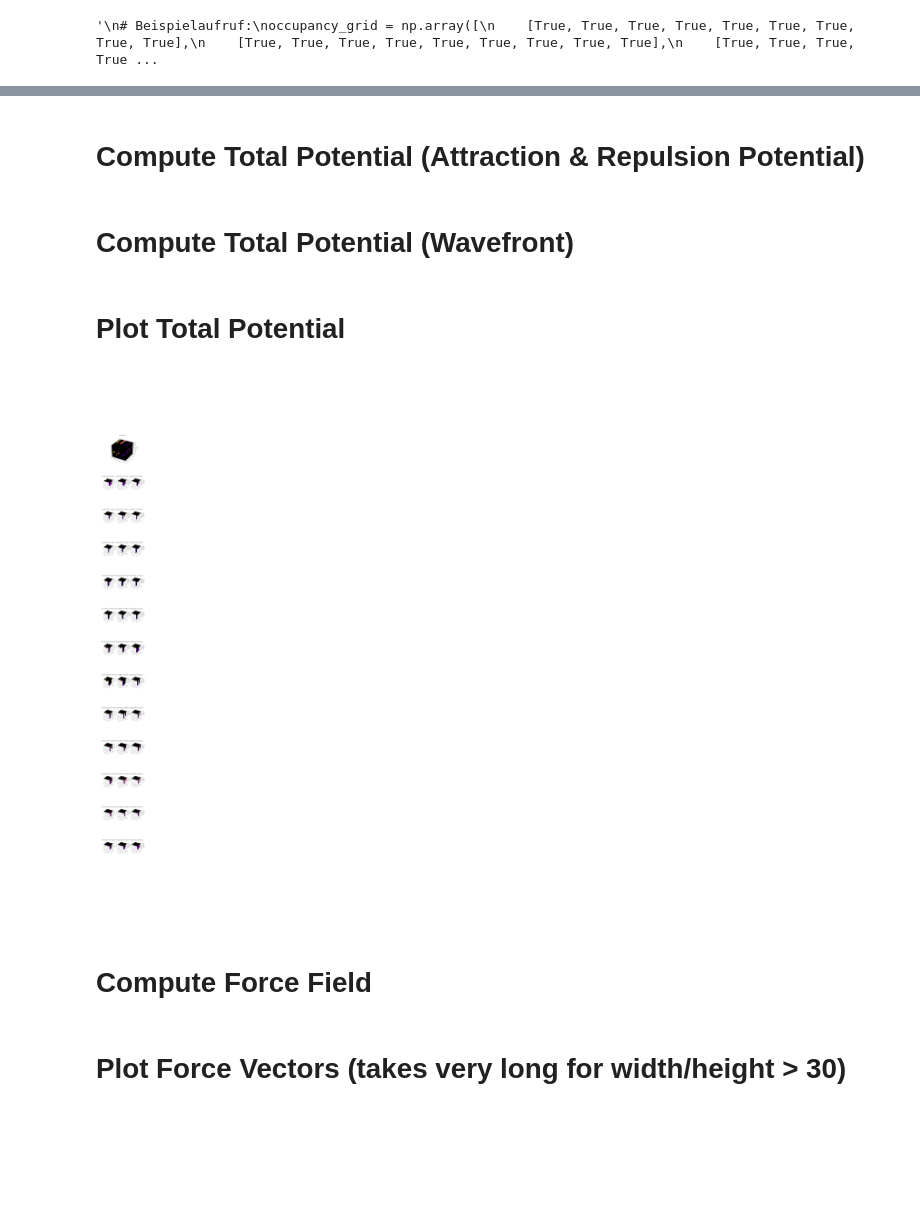
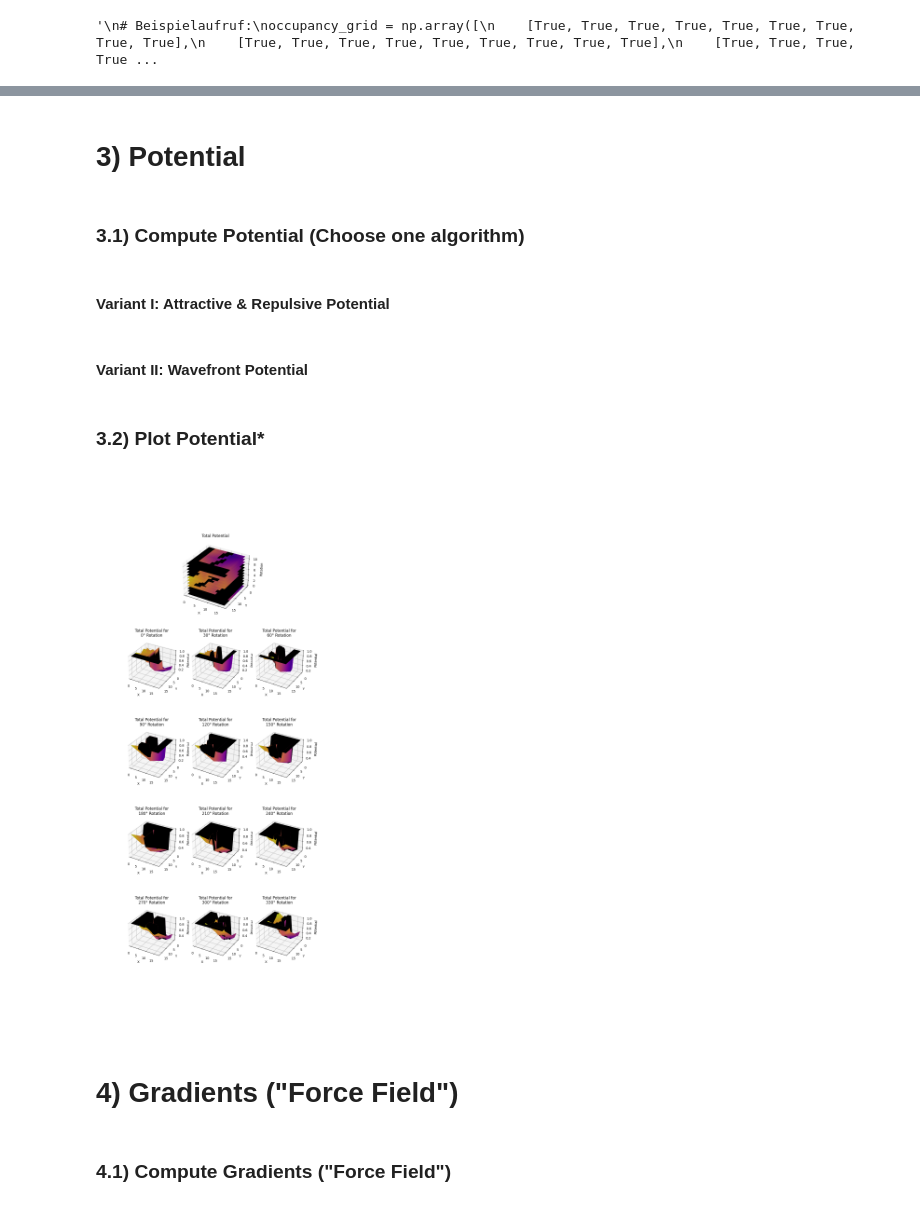
Before and after one commit to ca-schue/potential-field, a Jupyter notebook: potential-field.ipynb, the cells around one changed output, grey strips where cells are left out. Drawn from its saved outputs; the diff is of its cells as text; code cells hidden in the pictures; blank space fills up the shorter version.

```diff
--- a/potential-field.ipynb
+++ b/potential-field.ipynb
@@ -416,24 +393 @@ occupancy_grid = add_obstacle(
-# %%
-# Robotermaße
-robot_width = 1
-robot_length = 6
-
-# Start- und Zielpunkt festlegen
-start_point = (5, 2, 0)
-goal_point = (12, 2,0)
-current_position= start_point
-
-occupancy_grid = generate_empty_occupancy_grid(18)
-occupancy_grid = add_obstacle(
-    occupancy_grid=occupancy_grid,
-    width=1,
-    length=3,
-    x=8,
-    y=4)
-occupancy_grid = add_obstacle(
-    occupancy_grid=occupancy_grid,
-    width=1,
-    length=2,
-    x=8,
-    y=11)
 # %% [markdown]
@@ -796,5 +748,9 @@ plt.show()
-# %% [markdown]
-# Compute Total Potential (Attraction & Repulsion Potential)
+# %% [markdown]
+# 3) Potential
+# %% [markdown]
+### 3.1) Compute Potential (Choose one algorithm)
+# %% [markdown]
+#### Variant I: Attractive & Repulsive Potential
 # %%
 import numpy as np
 
@@ -846,8 +802,8 @@ total_potential = compute_total_potential_attraction_repulsion(
     cs_space=computational_space,
     goal=goal_point
 )
-# %% [markdown]
-# Compute Total Potential (Wavefront)
+# %% [markdown]
+#### Variant II: Wavefront Potential
 # %%
 import warnings
 
@@ -894,8 +850,10 @@ total_potential = compute_total_potential_wavefront(
     goal=goal_point
 )
 # %% [markdown]
-# Plot Total Potential
+### 3.2) Plot Potential*
 # %%
+# Click on ">" to execute cell (Rotate the 3D Plots by clicking and moving the mouse)
+
 import numpy as np
 from mpl_toolkits.mplot3d import Axes3D
 
@@ -933,38 +891,40 @@ def visualize_total_potential_slice(potential_slice, title, ax):
 
     potential_slice_plot = potential_slice_plot / np.max(potential_slice_plot)
     size_y, size_x = potential_slice_plot.shape
 
     # Erzeuge ein Gitter im 3D-Raum
     x = np.arange(size_x)
     y = np.arange(size_y)
     X, Y = np.meshgrid(x, y)
 
     Z = potential_slice_plot  # Set Z to the potential values
 
     colors = plt.cm.plasma(potential_slice_plot)
     colors[np.isnan(potential_slice)] = (0, 0, 0, 1.0)
     ax.plot_surface(X, Y, Z, facecolors=colors, rstride=1, cstride=1, alpha=1, antialiased=True)
 
     ax.set_xlabel('X')
     ax.set_ylabel('Y')
     ax.set_zlabel('Potential')
     ax.set_title(title)
     ax.invert_yaxis()
 
 
 rotations = np.arange(0, 360, rotation_step)
-fig = plt.figure(figsize=(10, 3*len(rotations)))
+fig = plt.figure(figsize=(10, 2*len(rotations)))
 ax_total_potential_stacked = fig.add_subplot(1 + int(np.ceil(len(rotations)/3)), 3, (1,3), projection='3d')
 visualize_total_potential_stacked(total_potential, 'Total Potential', ax_total_potential_stacked)
 
 for index, rotation in enumerate(rotations):
     ax_total_potential_slice = fig.add_subplot(1 + int(np.ceil(len(rotations)/3)), 3, 4 + index, projection='3d')
-    visualize_total_potential_slice(total_potential[index], 'Total Potential for ' + str(rotation) + '° Rotation', ax_total_potential_slice)
+    visualize_total_potential_slice(total_potential[index], 'Total Potential for\n' + str(rotation) + '° Rotation', ax_total_potential_slice)
 plt.show()
 # %% [output]
-[figure, old version]
+[figure, new version]
+# %% [markdown]
+# 4) Gradients ("Force Field")
 # %% [markdown]
-# Compute Force Field
+### 4.1) Compute Gradients ("Force Field")
 # %%
 import warnings
 
@@ -1141,5 +1101,3 @@ def fix_local_maxima(force_field_x, force_field_y, force_field_rotation, total_p
 force_field_x, force_field_y, force_field_rotation = compute_gradients4(total_potential, goal_point)
 compute_obstacle_gradients(force_field_x, force_field_y, force_field_rotation, total_potential)
 fix_local_maxima(force_field_x, force_field_y, force_field_rotation, total_potential, goal_point)
-# %% [markdown]
-# Plot Force Vectors (takes very long for width/height > 30)
```
Also changed, not shown: parts of 35 cells of this notebook.
